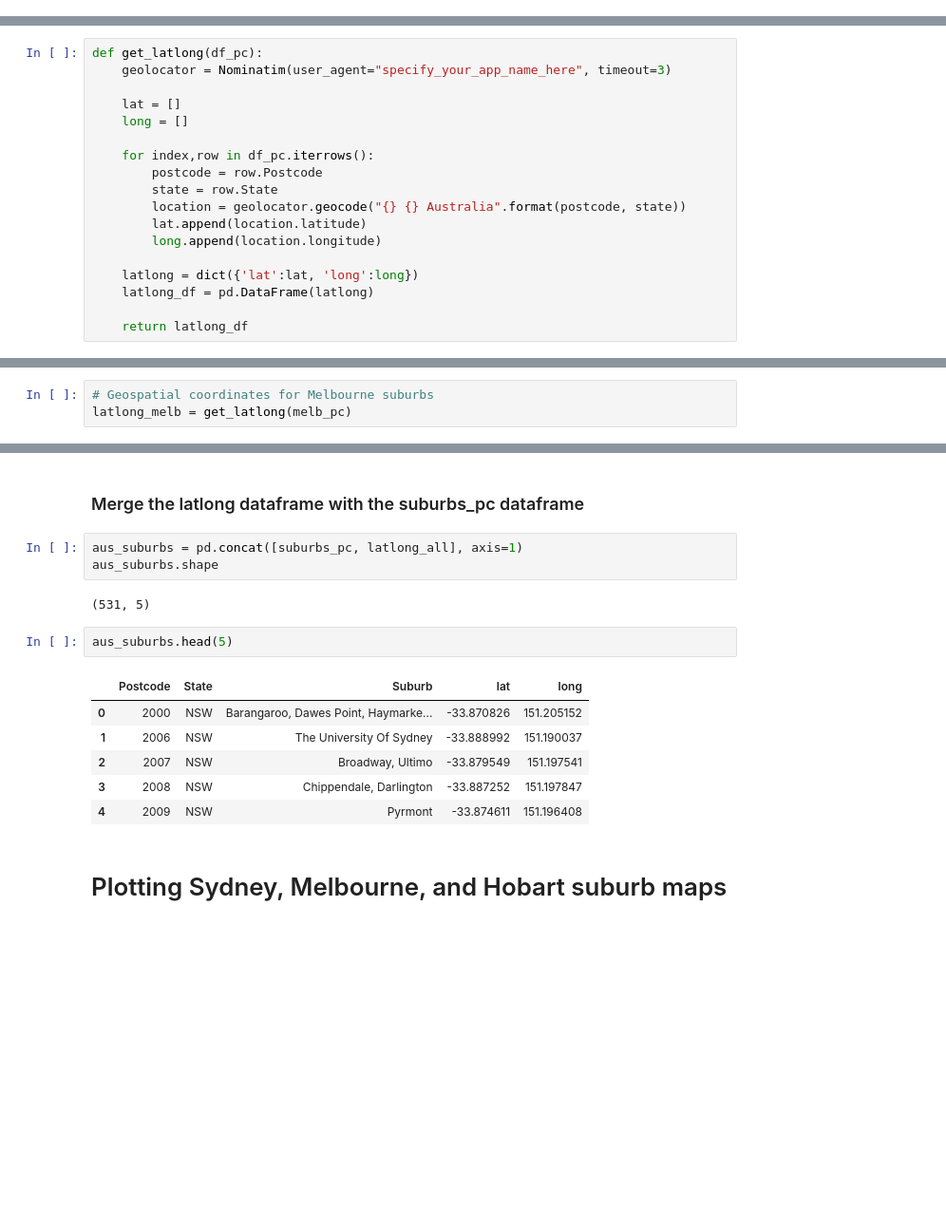
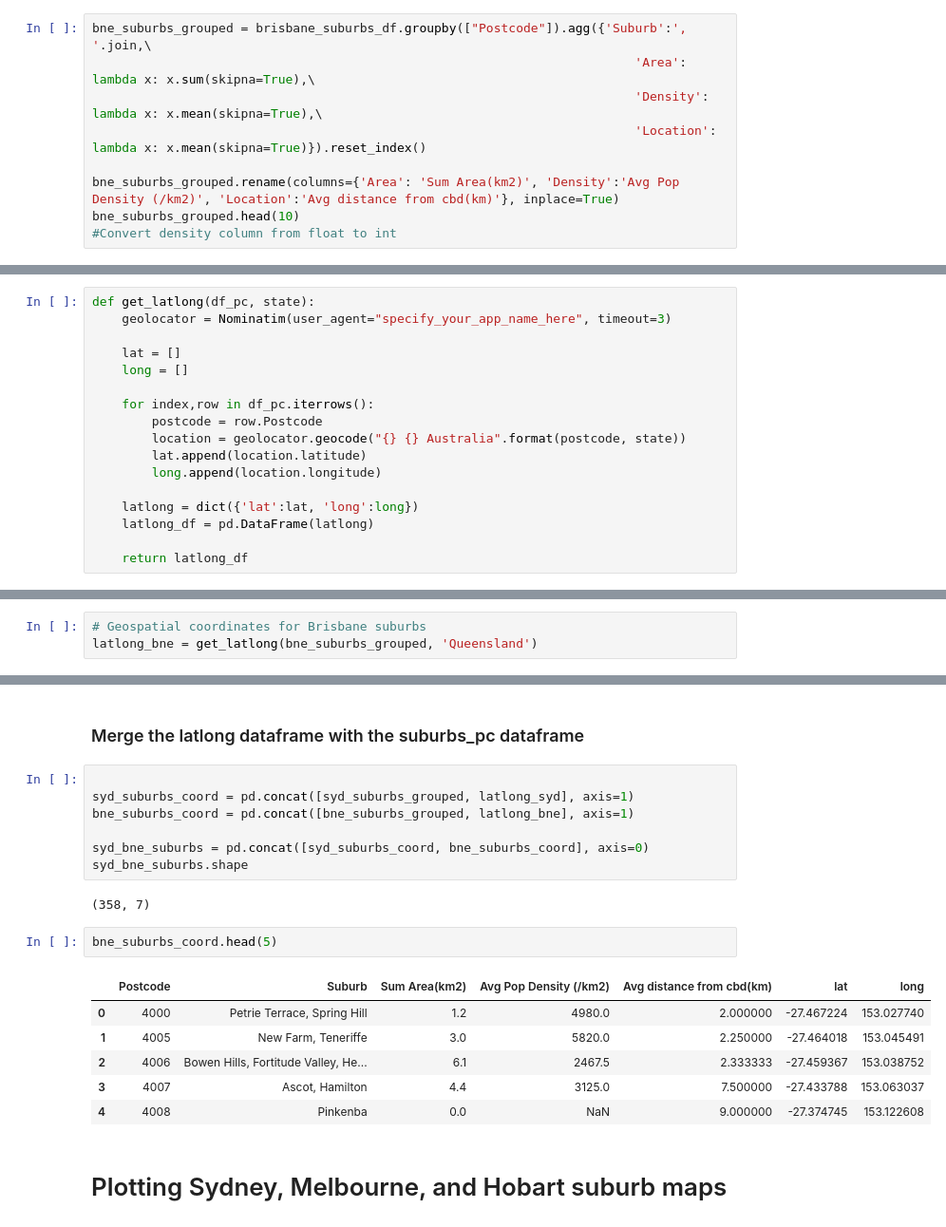
Before and after one commit to jasontran600/IBM_data_science_captstone_project, a Jupyter notebook: Melbourne_Sydney_Tasmania_migration_project/interstate_migration_project.ipynb, the cells around one changed output, grey strips where cells are left out. Shown at 95% size. Drawn from its saved outputs; the diff is of its cells as text; blank space fills up the shorter version.

```diff
--- a/Melbourne_Sydney_Tasmania_migration_project/interstate_migration_project.ipynb
+++ b/Melbourne_Sydney_Tasmania_migration_project/interstate_migration_project.ipynb
@@ -304,0 +252,9 @@ hob_pc.head(5)
+# %%
+bne_suburbs_grouped = brisbane_suburbs_df.groupby(["Postcode"]).agg({'Suburb':', '.join,\
+                                                                         'Area': lambda x: x.sum(skipna=True),\
+                                                                         'Density': lambda x: x.mean(skipna=True),\
+                                                                         'Location': lambda x: x.mean(skipna=True)}).reset_index()
+
+bne_suburbs_grouped.rename(columns={'Area': 'Sum Area(km2)', 'Density':'Avg Pop Density (/km2)', 'Location':'Avg distance from cbd(km)'}, inplace=True)
+bne_suburbs_grouped.head(10)
+#Convert density column from float to int
@@ -317,7 +285,7 @@ print(hob_pc.shape[0] + melb_pc.shape[0] + syd_pc.shape[0])
 # %% [markdown]
 # Get geographical coordinates for each suburb
 # %%
-def get_latlong(df_pc):
+def get_latlong(df_pc, state):
     geolocator = Nominatim(user_agent="specify_your_app_name_here", timeout=3)
 
     lat = []
@@ -325,7 +293,6 @@ def get_latlong(df_pc):
 
     for index,row in df_pc.iterrows():
         postcode = row.Postcode
-        state = row.State
         location = geolocator.geocode("{} {} Australia".format(postcode, state))
         lat.append(location.latitude)
         long.append(location.longitude)
@@ -340,3 +307,3 @@ latlong_syd = get_latlong(syd_pc)
 # %%
-# Geospatial coordinates for Melbourne suburbs
-latlong_melb = get_latlong(melb_pc)
+# Geospatial coordinates for Brisbane suburbs
+latlong_bne = get_latlong(bne_suburbs_grouped, 'Queensland')
@@ -354,19 +318,23 @@ print(suburbs_pc.shape)
 # %% [markdown]
 ### Merge the latlong dataframe with the suburbs_pc dataframe
-# %%
-aus_suburbs = pd.concat([suburbs_pc, latlong_all], axis=1)
-aus_suburbs.shape
-# %% [output]
-(531, 5)
+# %%
+
+syd_suburbs_coord = pd.concat([syd_suburbs_grouped, latlong_syd], axis=1)
+bne_suburbs_coord = pd.concat([bne_suburbs_grouped, latlong_bne], axis=1)
+
+syd_bne_suburbs = pd.concat([syd_suburbs_coord, bne_suburbs_coord], axis=0)
+syd_bne_suburbs.shape
+# %% [output]
+(358, 7)
 # %%
-aus_suburbs.head(5)
+bne_suburbs_coord.head(5)
 # %% [output]
-|  | Postcode | State | Suburb | lat | long |
-| 0 | 2000 | NSW | Barangaroo, Dawes Point, Haymarke... | -33.870826 | 151.205152 |
-| 1 | 2006 | NSW | The University Of Sydney | -33.888992 | 151.190037 |
-| 2 | 2007 | NSW | Broadway, Ultimo | -33.879549 | 151.197541 |
-| 3 | 2008 | NSW | Chippendale, Darlington | -33.887252 | 151.197847 |
-| 4 | 2009 | NSW | Pyrmont | -33.874611 | 151.196408 |
+|  | Postcode | Suburb | Sum Area(km2) | Avg Pop Density (/km2) | Avg distance from cbd(km) | lat | long |
+| 0 | 4000 | Petrie Terrace, Spring Hill | 1.2 | 4980.0 | 2.000000 | -27.467224 | 153.027740 |
+| 1 | 4005 | New Farm, Teneriffe | 3.0 | 5820.0 | 2.250000 | -27.464018 | 153.045491 |
+| 2 | 4006 | Bowen Hills, Fortitude Valley, He... | 6.1 | 2467.5 | 2.333333 | -27.459367 | 153.038752 |
+| 3 | 4007 | Ascot, Hamilton | 4.4 | 3125.0 | 7.500000 | -27.433788 | 153.063037 |
+| 4 | 4008 | Pinkenba | 0.0 | NaN | 9.000000 | -27.374745 | 153.122608 |
 # %% [markdown]
 # Plotting Sydney, Melbourne, and Hobart suburb maps
 # %% [markdown]
```
Also changed, not shown: parts of 44 cells of this notebook.
